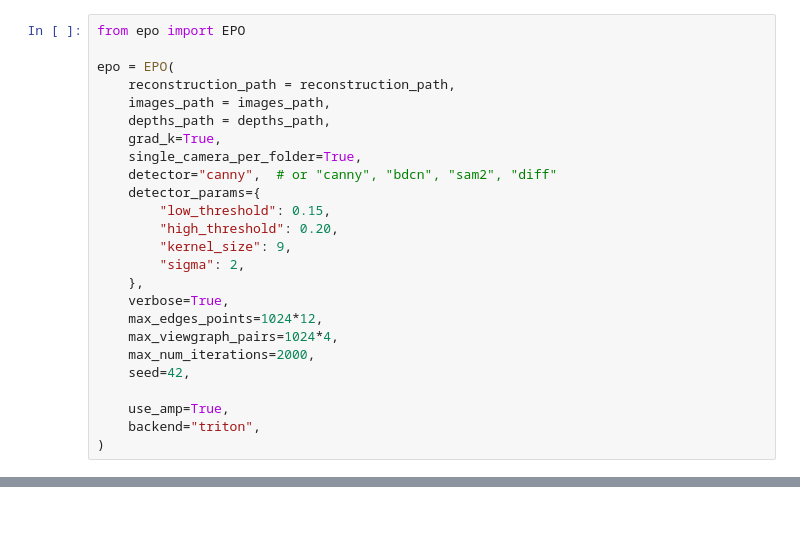
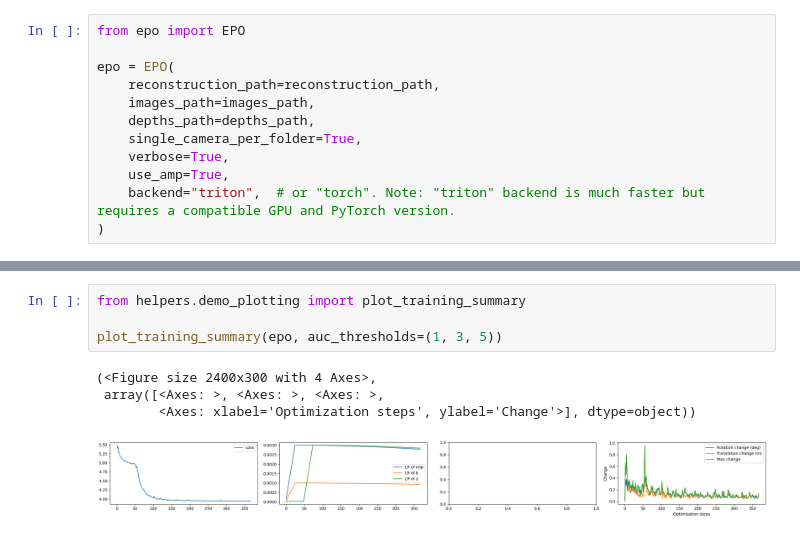
Before and after one commit to mattiadurso/EPO, a Jupyter notebook: demo.ipynb, the cells around one changed output, grey strips where cells are left out. Drawn from its saved outputs; the diff is of its cells as text.

Commit message:
cleaning up demo notebook

```diff
--- a/demo.ipynb
+++ b/demo.ipynb
@@ -42,24 +43,11 @@ print("GT path:", gt_path)
 from epo import EPO
 
 epo = EPO(
-    reconstruction_path = reconstruction_path,
-    images_path = images_path,
-    depths_path = depths_path,
-    grad_k=True,
+    reconstruction_path=reconstruction_path,
+    images_path=images_path,
+    depths_path=depths_path,
     single_camera_per_folder=True,
-    detector="canny",  # or "canny", "bdcn", "sam2", "diff"
-    detector_params={
-        "low_threshold": 0.15,
-        "high_threshold": 0.20,
-        "kernel_size": 9,
-        "sigma": 2,
-    },
     verbose=True,
-    max_edges_points=1024*12,
-    max_viewgraph_pairs=1024*4,
-    max_num_iterations=2000,
-    seed=42,
-
     use_amp=True,
-    backend="triton",
+    backend="triton",  # or "torch". Note: "triton" backend is much faster but requires a compatible GPU and PyTorch version.
 )
@@ -237,0 +134,9 @@ if True:
+# %%
+from helpers.demo_plotting import plot_training_summary
+
+plot_training_summary(epo, auc_thresholds=(1, 3, 5))
+# %% [output]
+(<Figure size 2400x300 with 4 Axes>,
+ array([<Axes: >, <Axes: >, <Axes: >,
+        <Axes: xlabel='Optimization steps', ylabel='Change'>], dtype=object))
+[figure, added]
```
Also changed, not shown: parts of 34 cells of this notebook, 6 other files.
